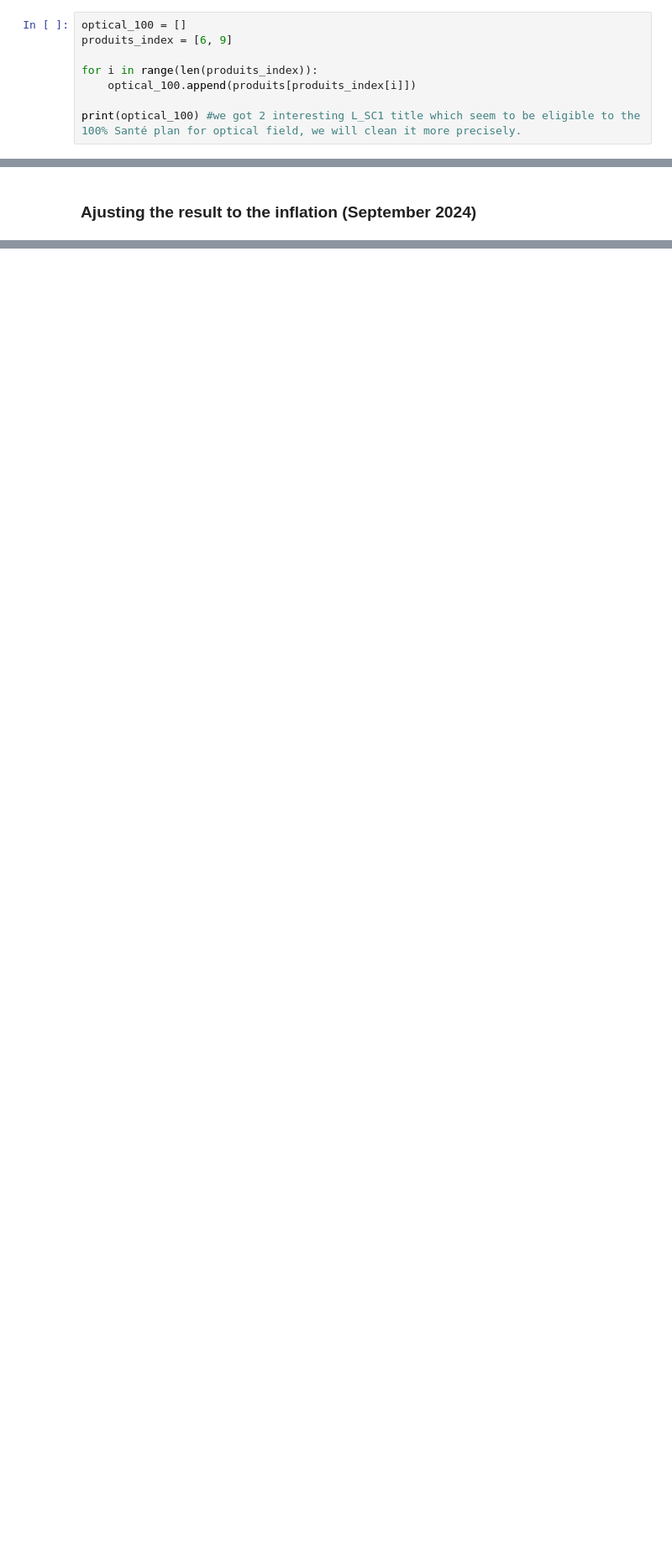
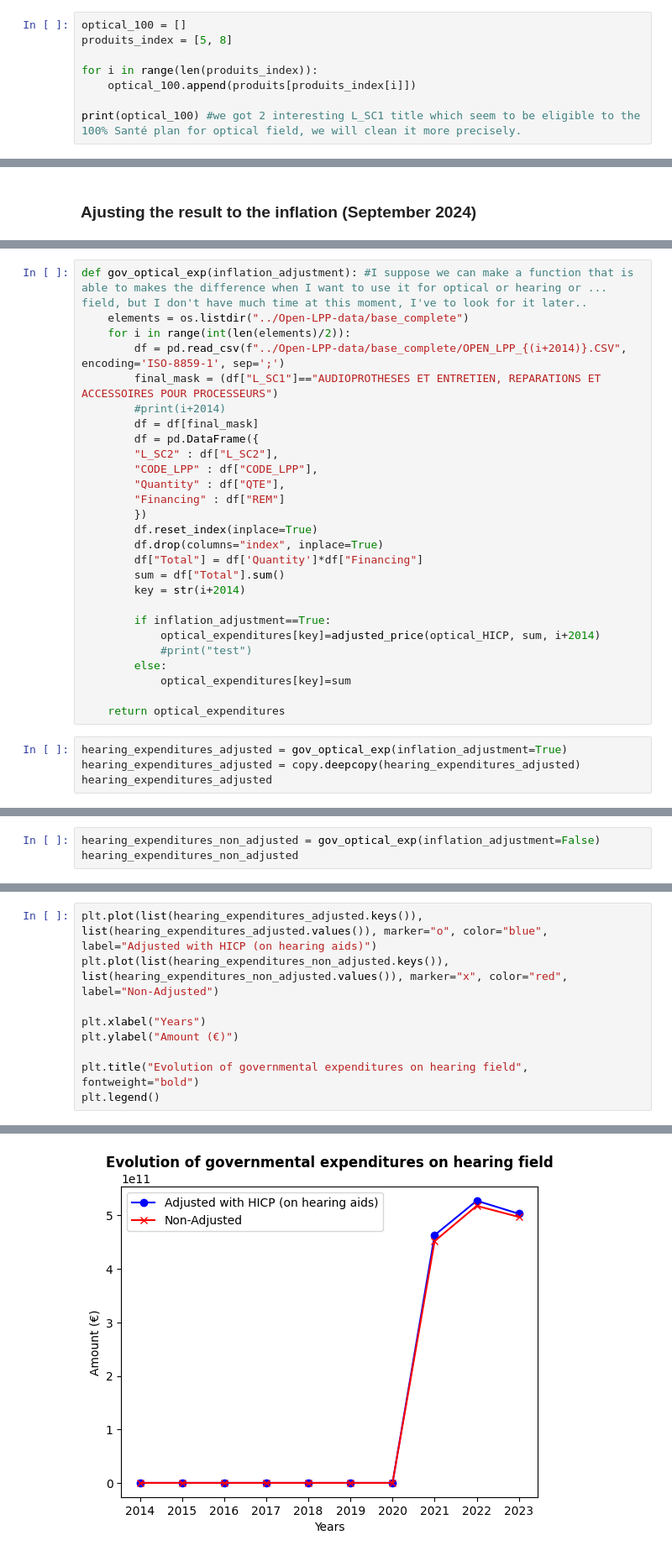
Before and after one commit to bparent11/analysingEffectOfHealthPlanInFrance, a Jupyter notebook: code/cleaning-data-open-LPP.ipynb, the cells around one changed output, grey strips where cells are left out. Shown: that part at 84% size. Drawn from its saved outputs; the diff is of its cells as text; blank space fills up the shorter version.

```diff
--- a/code/cleaning-data-open-LPP.ipynb
+++ b/code/cleaning-data-open-LPP.ipynb
@@ -38,7 +68,7 @@ produits
  'ORTHOPROTHESES(CHAP.7)']
 # %%
 optical_100 = []
-produits_index = [6, 9]
+produits_index = [5, 8]
 
 for i in range(len(produits_index)):
     optical_100.append(produits[produits_index[i]])
@@ -142,0 +387,31 @@ df_optical_2014["Total"].sum()
+# %%
+def gov_optical_exp(inflation_adjustment): #I suppose we can make a function that is able to makes the difference when I want to use it for optical or hearing or ... field, but I don't have much time at this moment, I've to look for it later..
+    elements = os.listdir("../Open-LPP-data/base_complete")
+    for i in range(int(len(elements)/2)):
+        df = pd.read_csv(f"../Open-LPP-data/base_complete/OPEN_LPP_{(i+2014)}.CSV", encoding='ISO-8859-1', sep=';')
+        final_mask = (df["L_SC1"]=="AUDIOPROTHESES ET ENTRETIEN, REPARATIONS ET ACCESSOIRES POUR PROCESSEURS")
+        #print(i+2014)
+        df = df[final_mask]
+        df = pd.DataFrame({
+        "L_SC2" : df["L_SC2"],
+        "CODE_LPP" : df["CODE_LPP"],
+        "Quantity" : df["QTE"],
+        "Financing" : df["REM"]
+        })
+        df.reset_index(inplace=True)
+        df.drop(columns="index", inplace=True)
+        df["Total"] = df['Quantity']*df["Financing"]
+        sum = df["Total"].sum()
+        key = str(i+2014)
+
+        if inflation_adjustment==True:
+            optical_expenditures[key]=adjusted_price(optical_HICP, sum, i+2014)
+            #print("test")
+        else:
+            optical_expenditures[key]=sum
+
+    return optical_expenditures
+# %%
+hearing_expenditures_adjusted = gov_optical_exp(inflation_adjustment=True)
+hearing_expenditures_adjusted = copy.deepcopy(hearing_expenditures_adjusted)
+hearing_expenditures_adjusted
@@ -142,0 +429,3 @@ df_optical_2014["Total"].sum()
+# %%
+hearing_expenditures_non_adjusted = gov_optical_exp(inflation_adjustment=False)
+hearing_expenditures_non_adjusted
@@ -142,0 +443,10 @@ df_optical_2014["Total"].sum()
+# %%
+plt.plot(list(hearing_expenditures_adjusted.keys()), list(hearing_expenditures_adjusted.values()), marker="o", color="blue", label="Adjusted with HICP (on hearing aids)")
+plt.plot(list(hearing_expenditures_non_adjusted.keys()), list(hearing_expenditures_non_adjusted.values()), marker="x", color="red", label="Non-Adjusted")
+
+plt.xlabel("Years")
+plt.ylabel("Amount (€)")
+
+plt.title("Evolution of governmental expenditures on hearing field", fontweight="bold")
+plt.legend()
+# %% [output]
@@ -142,0 +454 @@ df_optical_2014["Total"].sum()
+[figure, added]
```
Also changed, not shown: parts of 49 cells of this notebook.
